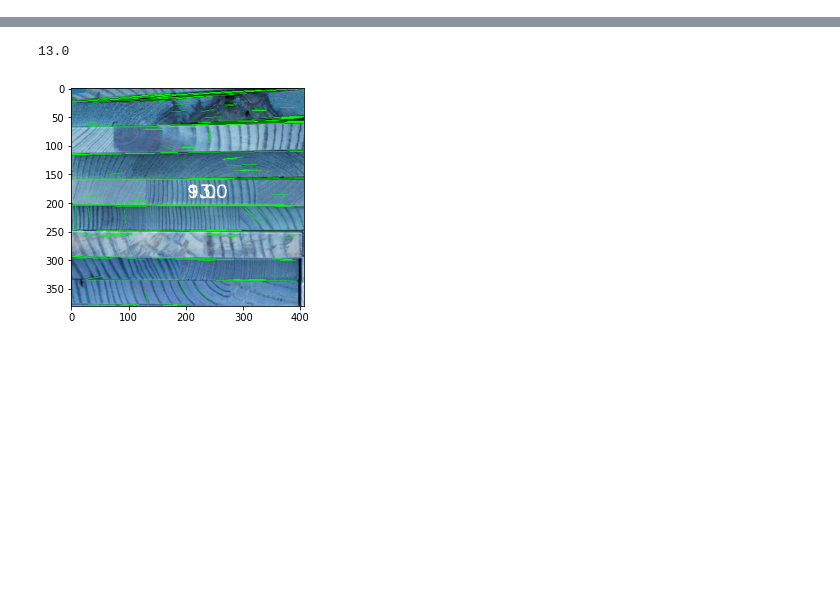
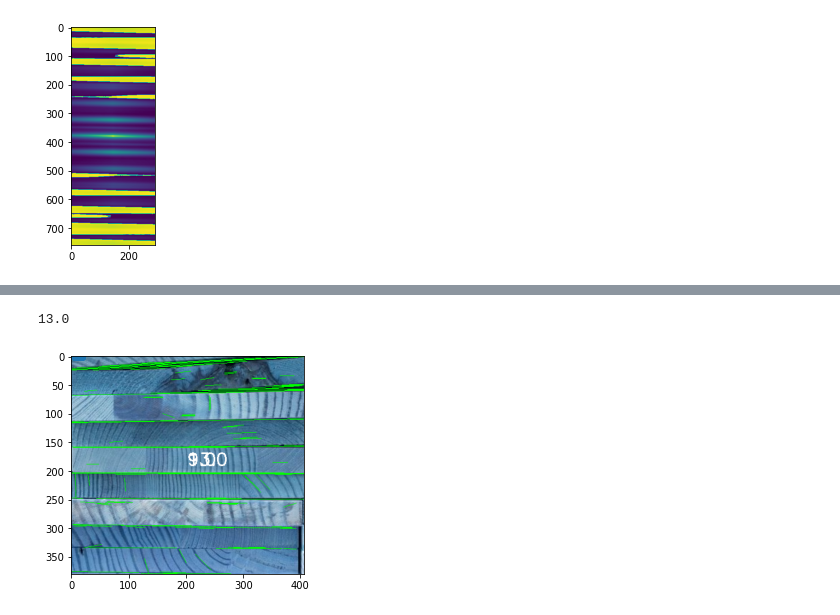
Before and after one commit to Chelovek760/CVVeneer, a Jupyter notebook: veneer.ipynb, the cells around one changed output, grey strips where cells are left out. Cells and saved outputs as stored; diff of their text form; code cells hidden in the pictures; blank space fills up the shorter version.

```diff
--- a/veneer.ipynb
+++ b/veneer.ipynb
@@ -28,0 +74,28 @@ def w2d(img, mode='haar', level=1):
+# %%
+minLineLength =50
+maxLineGap = 20
+conv = conv / conv.max() # normalize the data to 0 - 1
+conv = 255 * conv # Now scale by 255
+conv_img = conv.astype(np.uint8)
+plt.imshow(conv_img)
+lines = cv2.HoughLinesP(conv_img,1,np.pi/180,100,minLineLength,maxLineGap)
+for linee in lines:
+    for x1, y1, x2, y2 in linee:
+        cv2.line(conv_img, (x1, y1), (x2, y2), (0, 255, 0), 1)
+cv2.imwrite('conv_imgn.jpg',conv_img)
+round=20
+clear_matrix=np.zeros(conv_img.shape)
+# kernel = np.ones((1,20), np.uint8)  # note this is a horizontal kernel
+# d_im = cv2.dilate(conv_img, kernel, iterations=1)
+# clear_matrix = cv2.erode(d_im, kernel, iterations=1)
+for i in range(clear_matrix.shape[1]):
+    column = conv_img[:, i]
+    for ind in range(0,len(column)-round,round):
+        if np.sum(column[ind:ind+round])>1:
+            column[ind]=1
+            column[ind+1:ind+round]=0
+    clear_matrix[:,i]=column
+clear_matrix=np.where(clear_matrix>1, 1, clear_matrix)
+veheer_count=np.sort(np.sum(clear_matrix,axis=0))-1
+# %% [output]
+[figure, added]
```
Also changed, not shown: parts of 8 cells of this notebook.
